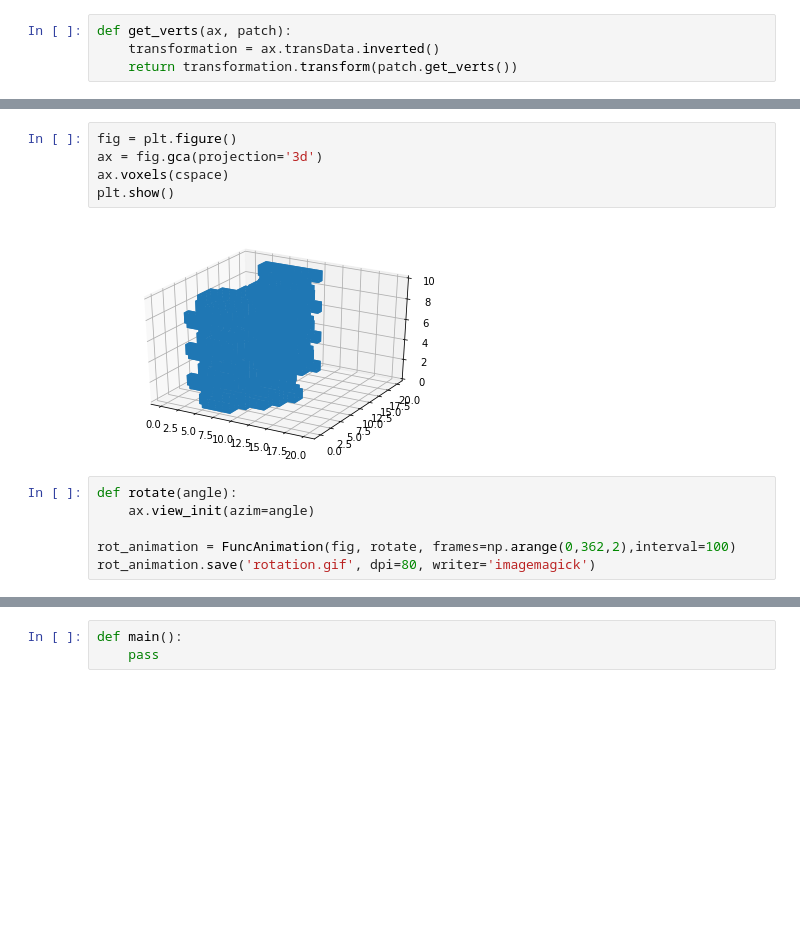
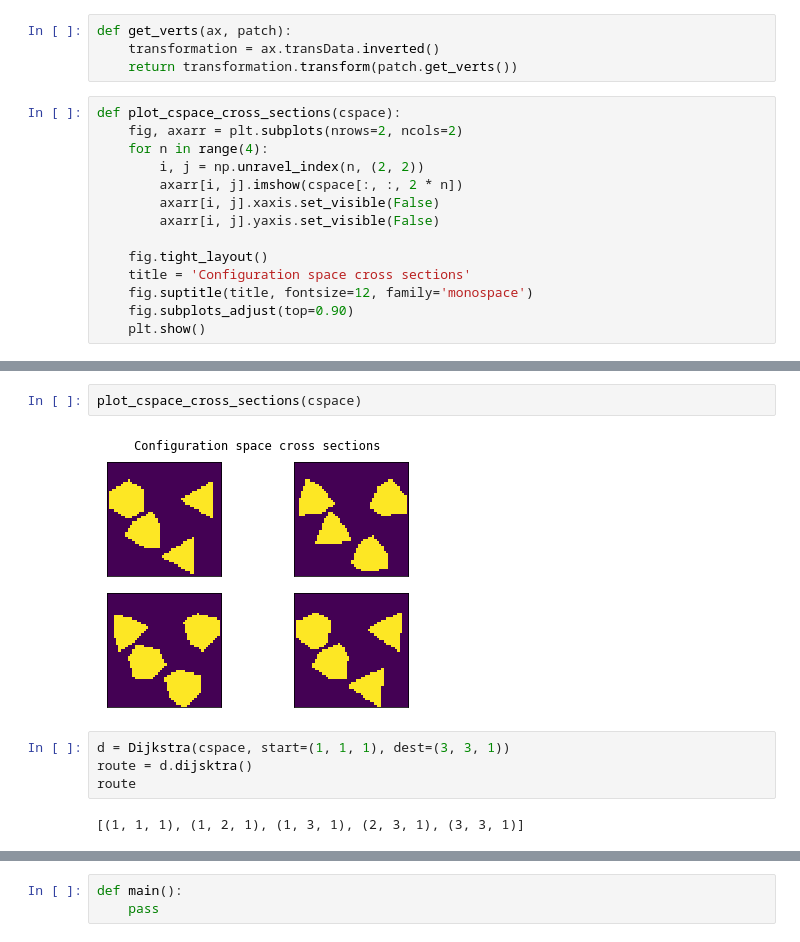
Before and after one commit to jhultman/Robotics, a Jupyter notebook: piano-mover/piano.ipynb, the cells around one changed output, grey strips where cells are left out. Saved outputs shown, nothing was run; the diff lists cells and outputs as text; blank space fills up the shorter version.

```diff
--- a/piano-mover/piano.ipynb
+++ b/piano-mover/piano.ipynb
@@ -130,3 +127,17 @@ demo_triangle_intersection(positive_case=True)
 def get_verts(ax, patch):
     transformation = ax.transData.inverted()
     return transformation.transform(patch.get_verts())
+# %%
+def plot_cspace_cross_sections(cspace):
+    fig, axarr = plt.subplots(nrows=2, ncols=2)
+    for n in range(4):
+        i, j = np.unravel_index(n, (2, 2))
+        axarr[i, j].imshow(cspace[:, :, 2 * n])
+        axarr[i, j].xaxis.set_visible(False)
+        axarr[i, j].yaxis.set_visible(False)
+
+    fig.tight_layout()
+    title = 'Configuration space cross sections'
+    fig.suptitle(title, fontsize=12, family='monospace')
+    fig.subplots_adjust(top=0.90)
+    plt.show()
@@ -152,13 +257,10 @@ plt.show()
-# %%
-fig = plt.figure()
-ax = fig.gca(projection='3d')
-ax.voxels(cspace)
-plt.show()
-# %% [output]
-[figure, removed]
-# %%
-def rotate(angle):
-    ax.view_init(azim=angle)
-
-rot_animation = FuncAnimation(fig, rotate, frames=np.arange(0,362,2),interval=100)
-rot_animation.save('rotation.gif', dpi=80, writer='imagemagick')
+# %%
+plot_cspace_cross_sections(cspace)
+# %% [output]
+[figure, added]
+# %%
+d = Dijkstra(cspace, start=(1, 1, 1), dest=(3, 3, 1))
+route = d.dijsktra()
+route
+# %% [output]
+[(1, 1, 1), (1, 2, 1), (1, 3, 1), (2, 3, 1), (3, 3, 1)]
```
Also changed, not shown: parts of 13 cells of this notebook, 2 other files.
